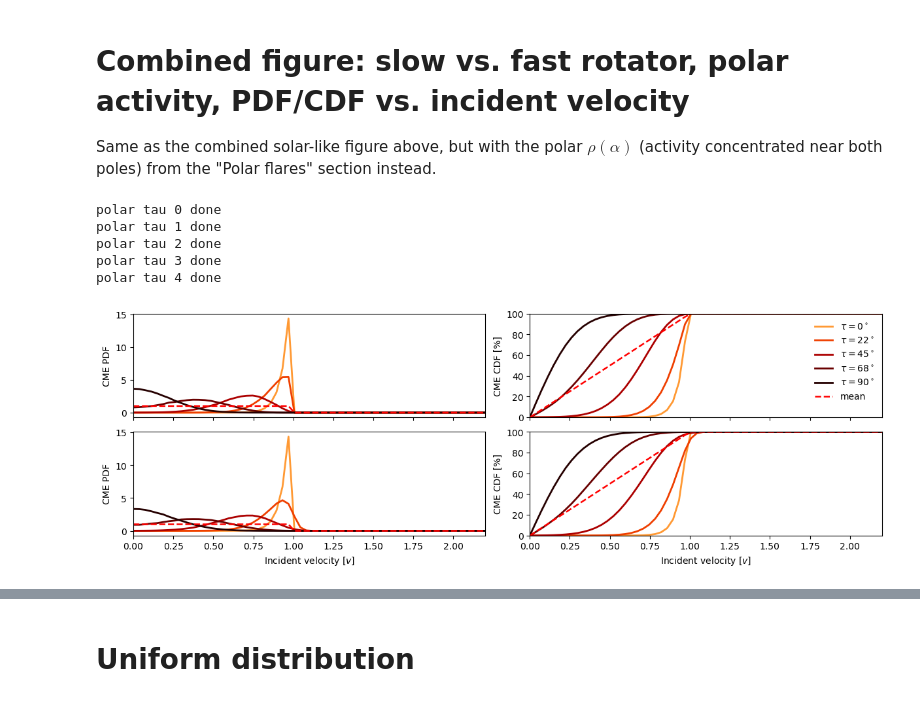
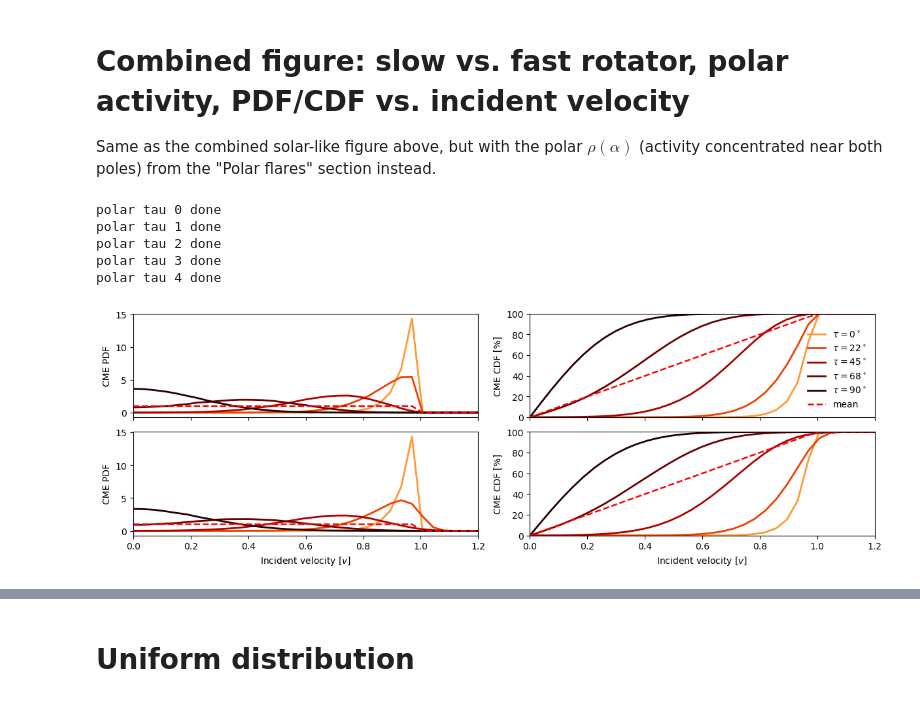
Before and after one commit to demichieldewilde/CME_distribution, a Jupyter notebook: CME_distribution_rotation.ipynb, the cells around one changed output, grey strips where cells are left out. Saved outputs shown, nothing was run; the diff lists cells and outputs as text; code cells hidden in the pictures.

```diff
--- a/CME_distribution_rotation.ipynb
+++ b/CME_distribution_rotation.ipynb
@@ -399,7 +399,7 @@ axes[1, 1].set_xlabel("Incident velocity [$v$]")
 for ax in axes[:, 1]:
     ax.set_ylim(0, 100)
 for ax in axes.ravel():
-    ax.set_xlim(dops_grid.min(), dops_grid.max())
+    ax.set_xlim(0, 1.75)
 
 axes[0, 1].legend(frameon=False)
 
@@ -630,35 +630,35 @@ for i, tau in enumerate(Taus):
     axes[0, 1].plot(dops_grid, cdf_slow_p[i] * 100, lw=2, color=col, label=lab)
     axes[1, 0].plot(dops_grid, pdf_fast_p[i], lw=2, color=col)
     axes[1, 1].plot(dops_grid, cdf_fast_p[i] * 100, lw=2, color=col)
 
 axes[0, 0].plot(dops_grid, pdf_mean_ref, "--", color="red", lw=1.8)
 axes[1, 0].plot(dops_grid, pdf_mean_ref, "--", color="red", lw=1.8)
 axes[0, 1].plot(dops_grid, cdf_mean_ref, "--", color="red", lw=1.8, label="mean")
 axes[1, 1].plot(dops_grid, cdf_mean_ref, "--", color="red", lw=1.8)
 
 axes[0, 0].set_ylabel("CME PDF")
 axes[1, 0].set_ylabel("CME PDF")
 axes[0, 1].set_ylabel("CME CDF [%]")
 axes[1, 1].set_ylabel("CME CDF [%]")
 axes[1, 0].set_xlabel("Incident velocity [$v$]")
 axes[1, 1].set_xlabel("Incident velocity [$v$]")
 
 for ax in axes[:, 1]:
     ax.set_ylim(0, 100)
 for ax in axes.ravel():
-    ax.set_xlim(dops_grid.min(), dops_grid.max())
+    ax.set_xlim(0, 1.2)
 
 axes[0, 1].legend(frameon=False)
 
 plt.savefig(FIGURES_DIR / "CME_dist_rotation_polar_slow_vs_fast.pdf")
 plt.show()
 # %% [output]
 polar tau 0 done
 polar tau 1 done
 polar tau 2 done
 polar tau 3 done
 polar tau 4 done
-[figure, old version]
+[figure, new version]
 # %% [markdown]
 old with only 20 points:
 
```
Also changed, not shown: parts of 1 cell of this notebook, 2 other files.
